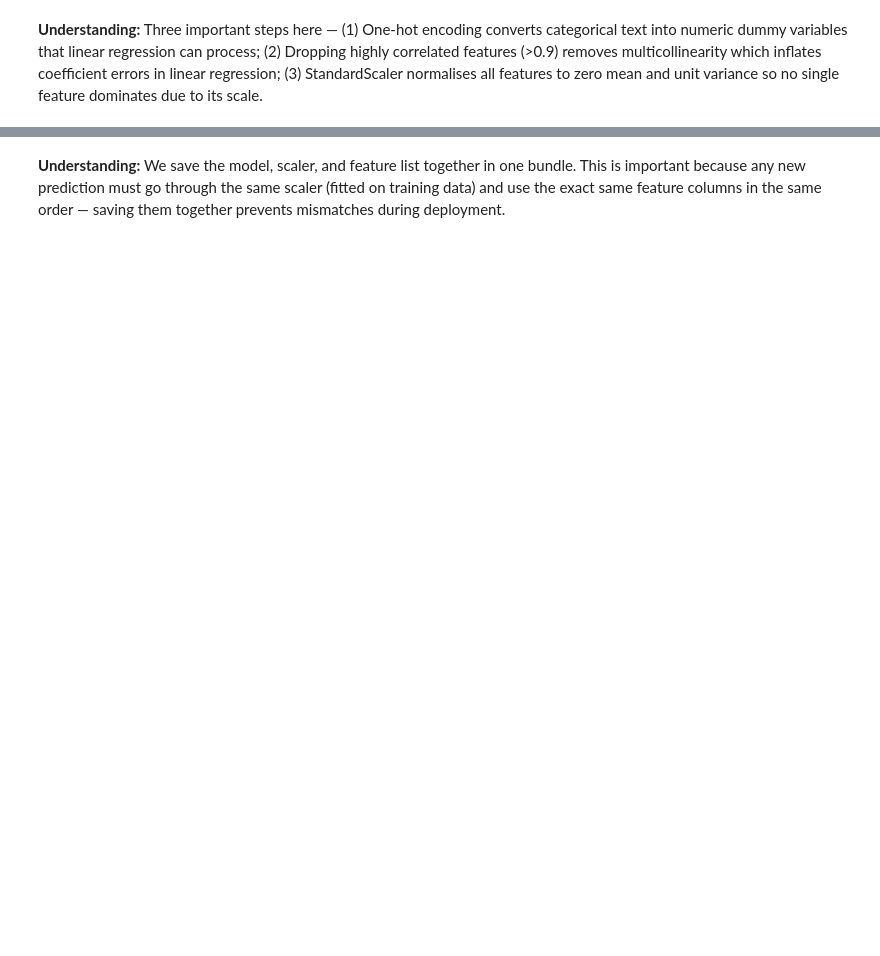
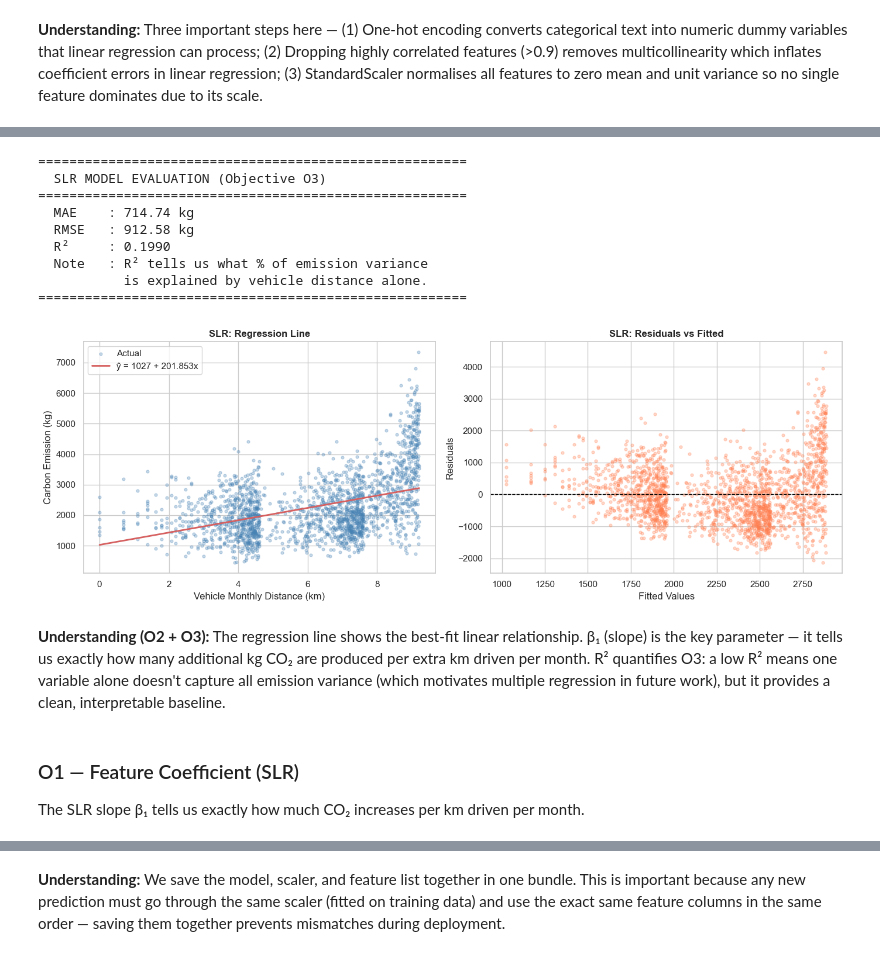
Before and after one commit to Dakshgupta25/CarbonWise, a Jupyter notebook: notebooks/carbonwise_linear.ipynb, the cells around one changed output, grey strips where cells are left out. Drawn from its saved outputs; the diff is of its cells as text; code cells hidden in the pictures; blank space fills up the shorter version.

```diff
--- a/notebooks/carbonwise_linear.ipynb
+++ b/notebooks/carbonwise_linear.ipynb
@@ -402,0 +501,53 @@ plt.show()
+# %%
+mae_slr  = mean_absolute_error(y_test_slr, y_pred_slr)
+mse_slr  = mean_squared_error(y_test_slr, y_pred_slr)
+rmse_slr = np.sqrt(mse_slr)
+r2_slr   = r2_score(y_test_slr, y_pred_slr)
+
+print('=' * 55)
+print('  SLR MODEL EVALUATION (Objective O3)')
+print('=' * 55)
+print(f'  MAE    : {mae_slr:.2f} kg')
+print(f'  RMSE   : {rmse_slr:.2f} kg')
+print(f'  R²     : {r2_slr:.4f}')
+print(f'  Note   : R² tells us what % of emission variance')
+print(f'           is explained by vehicle distance alone.')
+print('=' * 55)
+
+# Regression line plot
+fig, axes = plt.subplots(1, 2, figsize=(14, 5))
+
+xs = np.linspace(X_slr['Vehicle_Monthly_Distance_Km'].min(),
+                 X_slr['Vehicle_Monthly_Distance_Km'].max(), 300).reshape(-1,1)
+ys = slr.predict(xs)
+
+axes[0].scatter(X_test_slr, y_test_slr, alpha=0.3, s=12, color='steelblue', label='Actual')
+axes[0].plot(xs, ys, 'r-', lw=2, label=f'ŷ = {b0:.0f} + {b1:.3f}x')
+axes[0].set_xlabel('Vehicle Monthly Distance (km)')
+axes[0].set_ylabel('Carbon Emission (kg)')
+axes[0].set_title('SLR: Regression Line', fontweight='bold')
+axes[0].legend()
+
+axes[1].scatter(y_pred_slr, y_test_slr - y_pred_slr, alpha=0.3, s=12, color='coral')
+axes[1].axhline(0, color='black', ls='--', lw=1)
+axes[1].set_xlabel('Fitted Values'); axes[1].set_ylabel('Residuals')
+axes[1].set_title('SLR: Residuals vs Fitted', fontweight='bold')
+
+plt.tight_layout(); plt.show()
+# %% [output]
+=======================================================
+  SLR MODEL EVALUATION (Objective O3)
+=======================================================
+  MAE    : 714.74 kg
+  RMSE   : 912.58 kg
+  R²     : 0.1990
+  Note   : R² tells us what % of emission variance
+           is explained by vehicle distance alone.
+=======================================================
+[figure, added]
+# %% [markdown]
+**Understanding (O2 + O3):** The regression line shows the best-fit linear relationship. β₁ (slope) is the key parameter — it tells us exactly how many additional kg CO₂ are produced per extra km driven per month. R² quantifies O3: a low R² means one variable alone doesn't capture all emission variance (which motivates multiple regression in future work), but it provides a clean, interpretable baseline.
+# %% [markdown]
+### O1 — Feature Coefficient (SLR)
+
+The SLR slope β₁ tells us exactly how much CO₂ increases per km driven per month.
```
Also changed, not shown: parts of 47 cells of this notebook, 8 other files.
